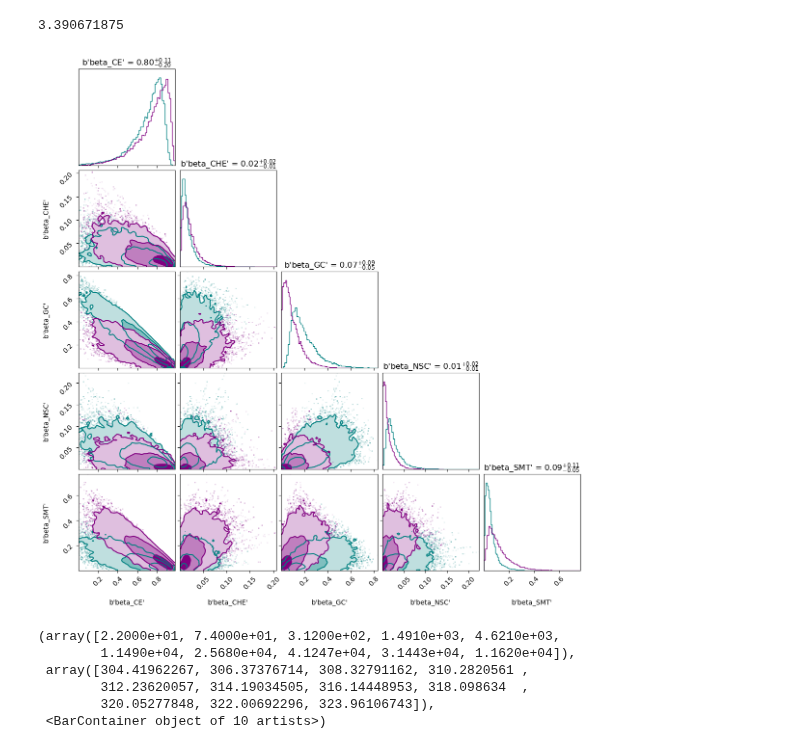
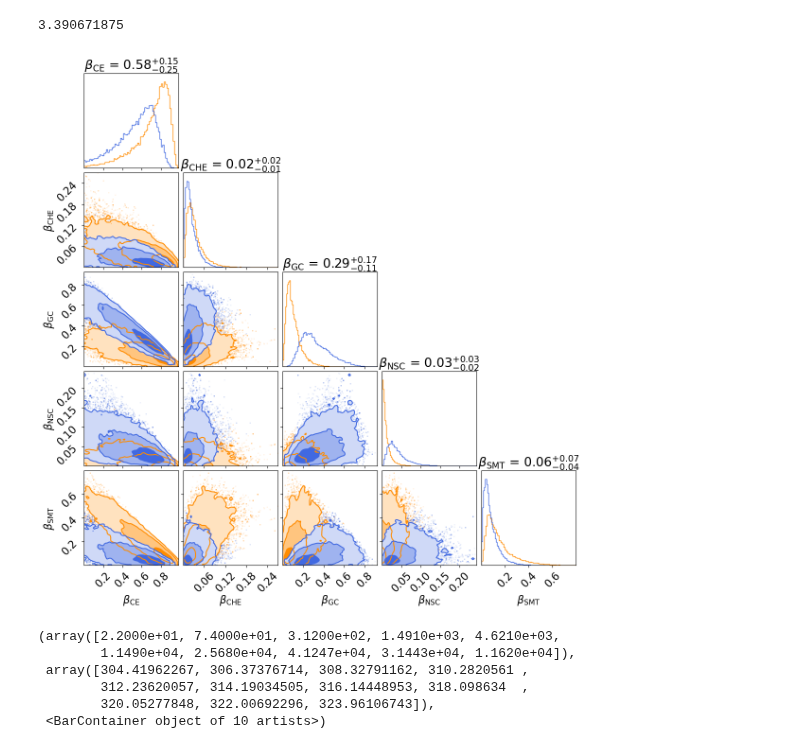
Before and after one commit to scolloms/AMAZE_model_selection, a Jupyter notebook: rns/postsample_analyses.ipynb, the cells around one changed output. Saved outputs shown, nothing was run; the diff lists cells and outputs as text; code cells hidden in the pictures.

Commit message:
fixes some of these plots for presenting

```diff
--- a/rns/postsample_analyses.ipynb
+++ b/rns/postsample_analyses.ipynb
@@ -8,7 +8,12 @@ from copy import deepcopy
 
 from scipy.stats import dirichlet
 # %%
-flow_filename = '/Users/stormcolloms/Documents/PhD/Project_work/AMAZE_model_selection/rns/Flows_280224_strictregularisation/output.hdf5'
-kde_filename = '/Users/stormcolloms/Documents/PhD/Project_work/AMAZE_model_selection/rns/KDEs_280224_strictregularosation/output.hdf5'
+flow_filename = '/Users/stormcolloms/Documents/PhD/Project_work/AMAZE_model_selection/rns/Flows_140224_regularisation/output.hdf5'
+kde_filename = '/Users/stormcolloms/Documents/PhD/Project_work/AMAZE_model_selection/rns/KDEs_140224_regularisation/output.hdf5'
 flow_file = h5py.File(flow_filename, 'r')
 kde_file = h5py.File(kde_filename, 'r')
+
+
+
+chi_b = [0.,0.1,0.2,0.5]
+alpha = [0.2,0.5,1.,2.,5.]
@@ -39,0 +20,23 @@ Rel samples in chi_b=0.3 = 0.0
+# %%
+#relative samples in each chi_b
+plt.rcParams.update({'font.size': 16})
+
+chi_b_samps = list(flow_file['model_selection']['samples']['block1_values'][:,0])
+chi_b_samps_kde = list(kde_file['model_selection']['samples']['block1_values'][:,0])
+
+no_chib_samps_flow = np.zeros(4)
+no_chib_samps_kde = np.zeros(4)
+
+for i, samps in np.swapaxes(np.unique(chi_b_samps, return_counts=True),0,1):
+    print(i,samps)
+    no_chib_samps_flow[i] = samps
+
+for i, samps in np.swapaxes(np.unique(chi_b_samps_kde, return_counts=True),0,1):
+    no_chib_samps_kde[i] = samps
+
+plt.bar(chi_b, no_chib_samps_flow/np.sum(no_chib_samps_flow), width=0.05)
+plt.bar(chi_b, no_chib_samps_kde/np.sum(no_chib_samps_flow), width=0.05, alpha=0.7)
+plt.xlabel(r'$\chi_\mathrm{b}$')
+plt.ylabel(r'p($\chi_\mathrm{b}$)')
+#plt.xticks([0.,1.])
+#plt.savefig('/Users/stormcolloms/Documents/PhD/Project_work/AMAZE_model_selection/rns/Flows_140224_regularisation/plots/chib_flow_KDEcomp.pdf')
@@ -78,40 +165,41 @@ hyperparams = np.hstack((chib_alpha, branching_fracs))
 
 corner_kwargs = dict(
     bins=64,
     smooth=0.9,
-    color="teal",
+    color="royalblue",
     #quantiles=[0.16, 0.84],
     levels=(1 - np.exp(-0.5), 1 - np.exp(-2), 1 - np.exp(-9 / 2.0)),
     plot_density=True,
     plot_datapoints=True,
     fill_contours=True,
     show_titles=True,
     hist_kwargs=dict(density=True),
-    labels=list(flow_file['model_selection']['samples']['block0_items']),
+    labels=[r'$\beta_{\mathrm{CE}}$',r'$\beta_{\mathrm{CHE}}$',r'$\beta_{\mathrm{GC}}$',r'$\beta_{\mathrm{NSC}}$',r'$\beta_{\mathrm{SMT}}$'],
     #range = [(0.,.5),(0.,5.),(0.,.99),(0.,.99),(0.,.99),(0.,.99),(0.,.99)]
 )
 
 corner_kwargs_kde = dict(
     bins=64,
     smooth=0.9,
-    color="purple",
+    color="darkorange",
     #quantiles=[0.16, 0.84],
     levels=(1 - np.exp(-0.5), 1 - np.exp(-2), 1 - np.exp(-9 / 2.0)),
     plot_density=True,
     plot_datapoints=True,
     fill_contours=True,
     show_titles=True,
     hist_kwargs=dict(density=True),
-    labels=list(flow_file['model_selection']['samples']['block0_items']),
+    labels=[r'$\beta_{\mathrm{CE}}$',r'$\beta_{\mathrm{CHE}}$',r'$\beta_{\mathrm{GC}}$',r'$\beta_{\mathrm{NSC}}$',r'$\beta_{\mathrm{SMT}}$'],
 )
 
 #kwargs = deepcopy(corner_kwargs)
-fig_data = corner.corner(branching_fracs, **corner_kwargs)
-fig_data = corner.corner(branching_fracs_kde, fig=fig_data, **corner_kwargs_kde)
+
+fig_data = corner.corner(branching_fracs_kde,  **corner_kwargs_kde)
+fig_data = corner.corner(branching_fracs,fig=fig_data, **corner_kwargs)
 #fig_data = corner.corner(dirichlet.pdf(np.ones(5)*0.2, np.ones(5)), fig=fig_data, **corner_kwargs_kde)
 #fig_data.savefig('/Users/stormcolloms/Documents/PhD/Project_work/AMAZE_model_selection/rns/Flows_140224_regularisation/plots/BFs_flow_KDEcomp.pdf')
 # %% [output]
-[figure, old version]
+[figure, new version]
 # %%
 log_probs = list(flow_file['model_selection']['lnprb']['block0_values'])
 plt.hist(np.array(log_probs[:]))
```
Also changed, not shown: parts of 8 cells of this notebook.
